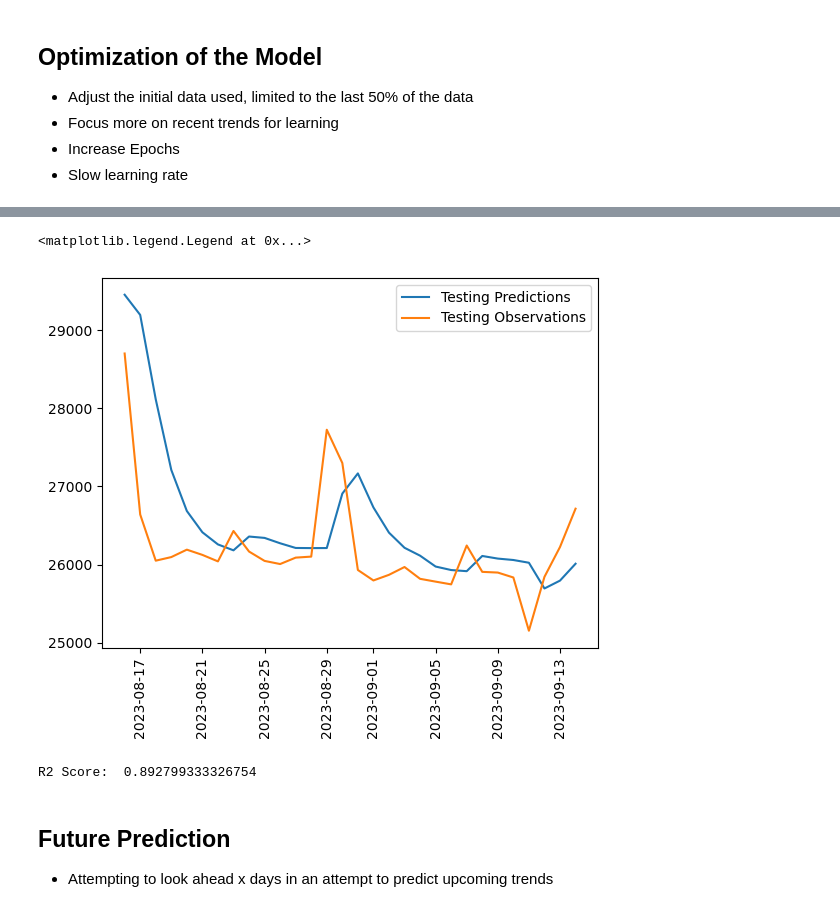
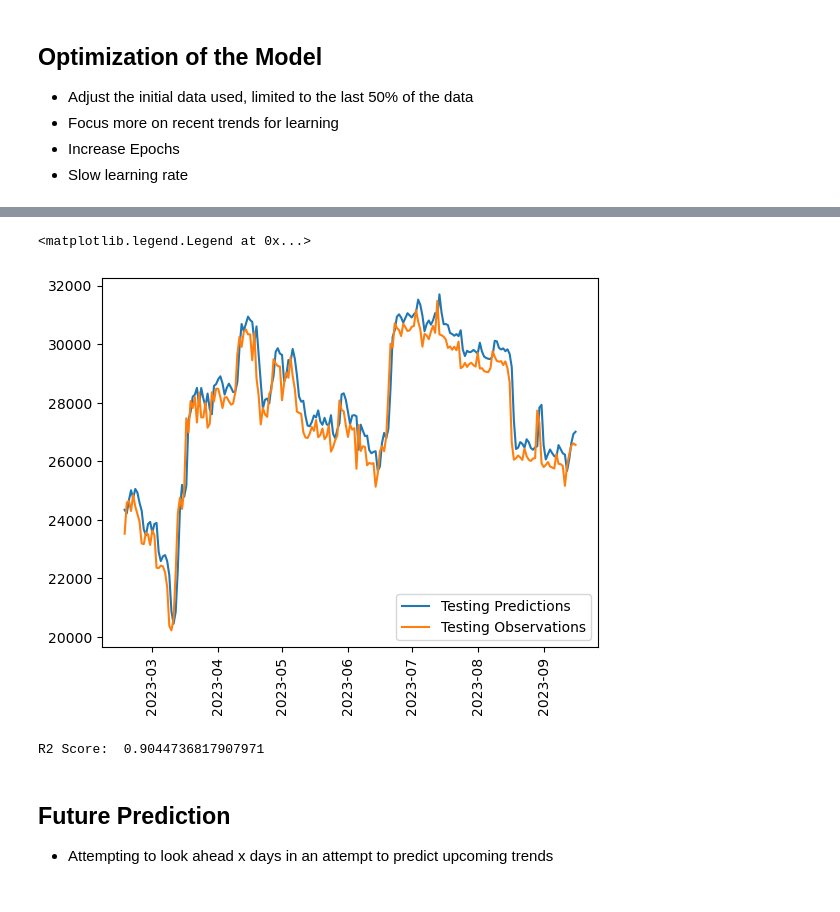
Before and after one commit to mtolan2023/crypto_forecast, a Jupyter notebook: tf_btc_refined.ipynb, the cells around one changed output, grey strips where cells are left out. Cells and saved outputs as stored; diff of their text form; code cells hidden in the pictures.

```diff
--- a/tf_btc_refined.ipynb
+++ b/tf_btc_refined.ipynb
@@ -371,13 +374,13 @@ plt.legend(['Testing Predictions', 'Testing Observations'])
 # Second optimization. Increased neural density, epochs
 model3 = Sequential([layers.Input((lookback, 1)),
                     layers.LSTM(64),
-                    layers.Dense(64, activation='relu'),
-                    layers.Dense(64, activation='relu'),
+                    layers.Dense(32, activation='relu'),
+                    layers.Dense(32, activation='relu'),
                     layers.Dense(1)])
 
 model3.compile(loss='mse',
-              optimizer=Adam(learning_rate=0.0001),
+              optimizer=Adam(learning_rate=0.001),
               metrics=['mean_absolute_error'])
 
-model3.fit(X_train2, y_train2, validation_data=(X_val2, y_val2), epochs=300)
+model3.fit(X_train2, y_train2, validation_data=(X_val2, y_val2), epochs=200)
 # %% [output]
@@ -443,8 +446,8 @@ Test MAE: 0.020293496549129486
 # %%
 test_predictions3 = model3.predict(X_test2).flatten()
 
-plt.plot(dates_test2[-30:], np.exp(test_predictions3[-30:]))
-plt.plot(dates_test2[-30:],np.exp(y_test2[-30:]))
+plt.plot(dates_test2, np.exp(test_predictions3))
+plt.plot(dates_test2,np.exp(y_test2))
 plt.xticks(rotation=90)
 plt.legend(['Testing Predictions', 'Testing Observations'])
 # %% [output]
@@ -452,11 +455,11 @@ plt.legend(['Testing Predictions', 'Testing Observations'])
 <matplotlib.legend.Legend at 0x...>
-[figure, old version]
+[figure, new version]
 # %%
 # R2 score for second model
 
 print('R2 Score: ', r2_score(y_test2, test_predictions3))
 # %% [output]
-R2 Score:  0.892799333326754
+R2 Score:  0.9044736817907971
 # %% [markdown]
 ## Future Prediction
 - Attempting to look ahead x days in an attempt to predict upcoming trends
```
Also changed, not shown: parts of 32 cells of this notebook, 15 other files.
